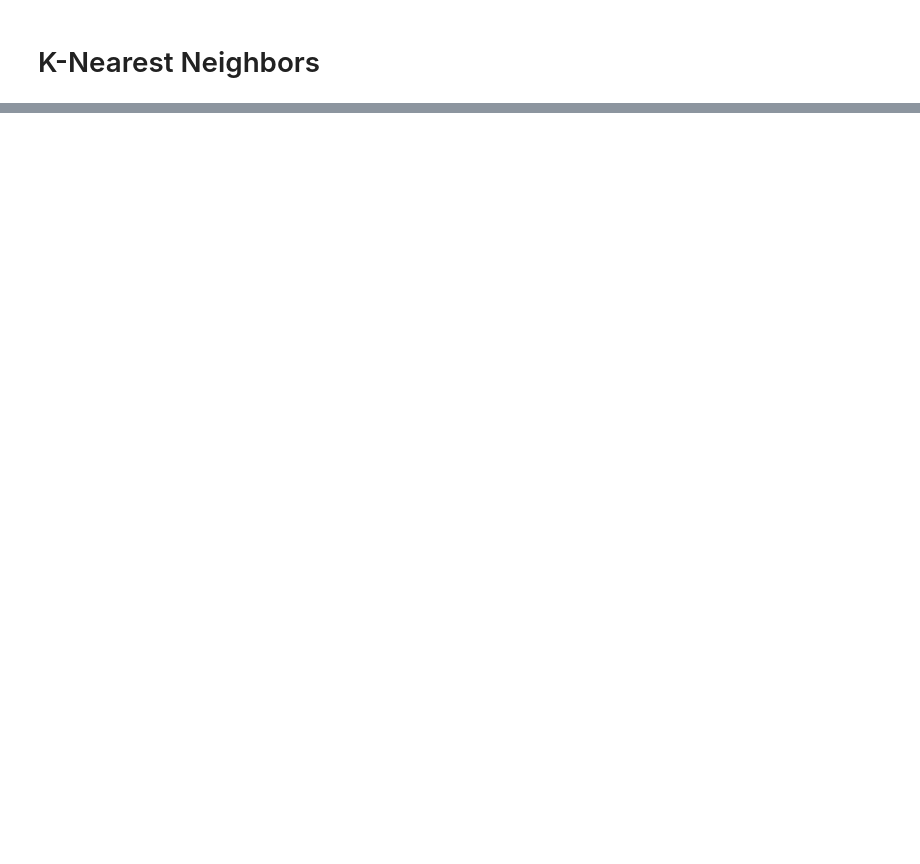
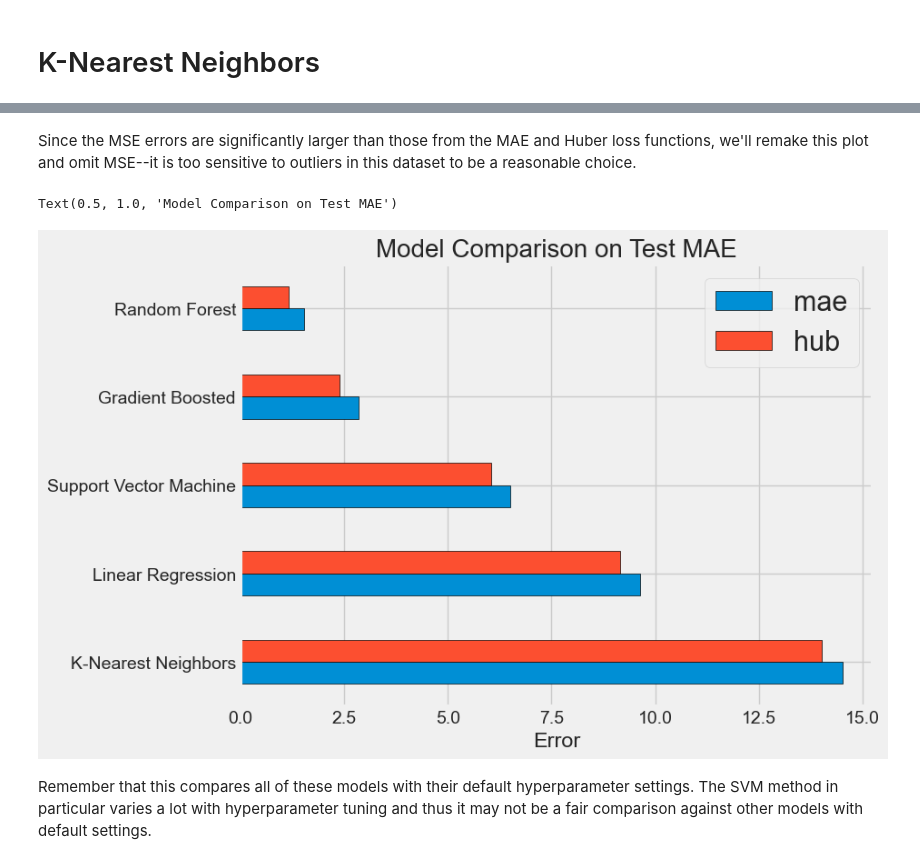
Before and after one commit to zkhechadoorian/NYC-LL84-Benchmarking, a Jupyter notebook: notebooks/1_modeling.ipynb, the cells around one changed output, grey strips where cells are left out. Saved outputs shown, nothing was run; the diff lists cells and outputs as text; code cells hidden in the pictures; blank space fills up the shorter version.

```diff
--- a/notebooks/1_modeling.ipynb
+++ b/notebooks/1_modeling.ipynb
@@ -511,0 +560,30 @@ print('K-Nearest Neighbors Regression Performance on the test set: HUB = %0.4f'
+# %% [markdown]
+Since the MSE errors are significantly larger than those from the MAE and Huber loss functions, we'll remake this plot and omit MSE--it is too sensitive to outliers in this dataset to be a reasonable choice.
+# %%
+plt.style.use('fivethirtyeight')
+figsize(8, 6)
+
+# Dataframe to hold the results
+model_comparison = pd.DataFrame({'model': ['Linear Regression', 'Support Vector Machine',
+                                           'Random Forest', 'Gradient Boosted',
+                                            'K-Nearest Neighbors'],
+                                 'mae': [lr_mae, svm_mae, random_forest_mae,
+                                         gradient_boosted_mae, knn_mae],
+                                 'mse': [lr_mse, svm_mse, random_forest_mse,
+                                         gradient_boosted_mse, knn_mse],
+                                 'hub': [lr_hub, svm_hub, random_forest_hub,
+                                         gradient_boosted_hub, knn_hub],
+                                         })
+
+# Horizontal bar chart of test mae
+model_comparison.sort_values('mae', ascending = False).plot(
+    x = 'model', y = ['mae','hub'], kind = 'barh', edgecolor = 'black')
+
+# Plot formatting
+plt.ylabel(''); plt.yticks(size = 14); plt.xlabel('Error'); plt.xticks(size = 14)
+plt.title('Model Comparison on Test MAE', size = 20)
+# %% [output]
+Text(0.5, 1.0, 'Model Comparison on Test MAE')
+[figure, added]
+# %% [markdown]
+Remember that this compares all of these models with their default hyperparameter settings. The SVM method in particular varies a lot with hyperparameter tuning and thus it may not be a fair comparison against other models with default settings.
```
Also changed, not shown: parts of 57 cells of this notebook.
